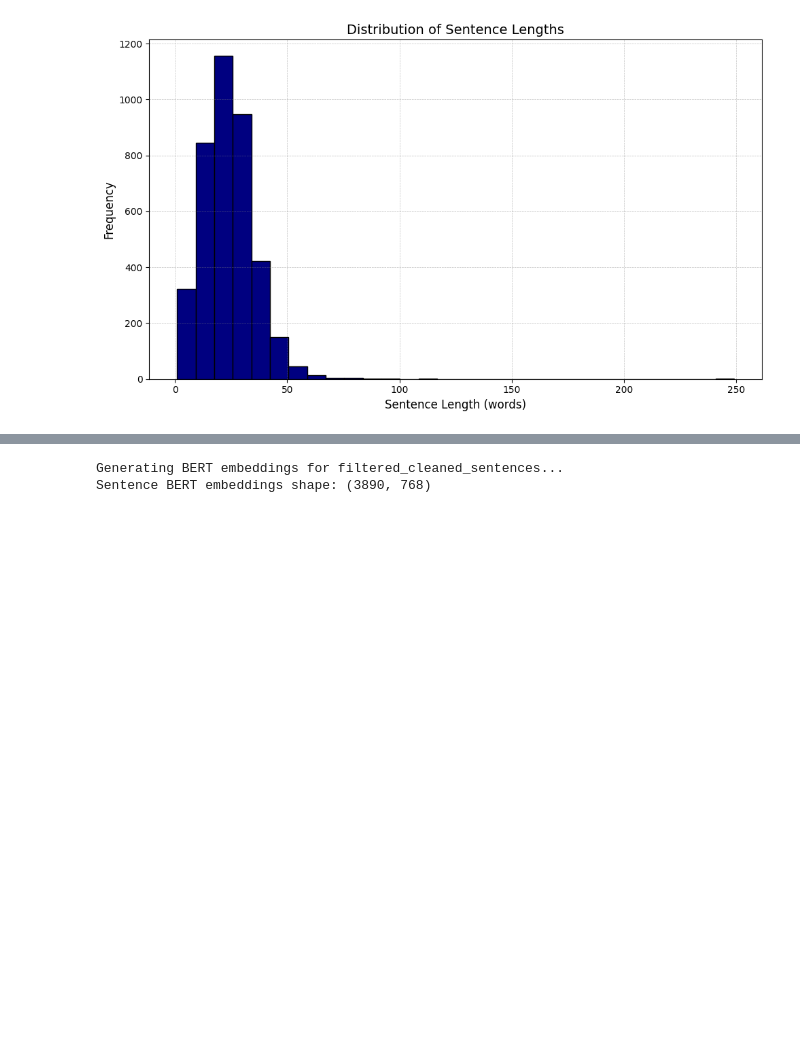
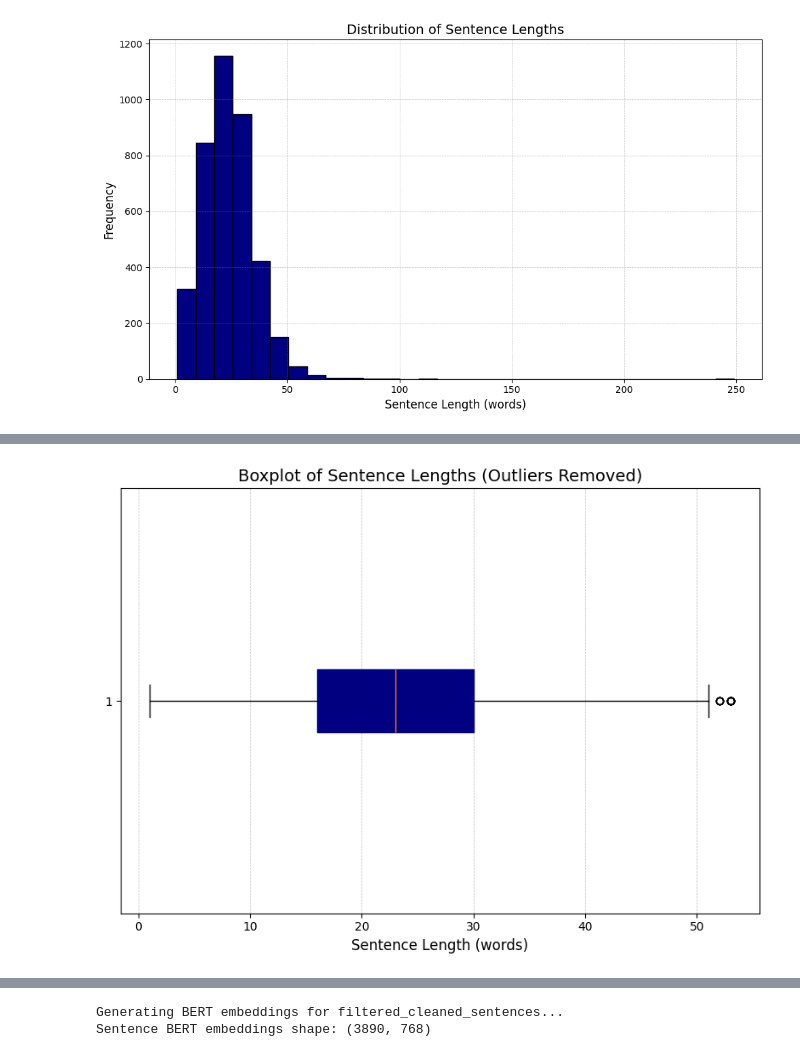
Before and after one commit to LarsHeijnennn/Internship, a Jupyter notebook: data_inspection/NTLK_stats.ipynb, the cells around one changed output, grey strips where cells are left out. Saved outputs shown, nothing was run; the diff lists cells and outputs as text; code cells hidden in the pictures; blank space fills up the shorter version.

```diff
--- a/data_inspection/NTLK_stats.ipynb
+++ b/data_inspection/NTLK_stats.ipynb
@@ -288,0 +253,22 @@ Number of filtered sentence lengths calculated: 3890
+# %%
+import numpy as np
+
+
+sentence_lengths = [len(sentence.split()) for sentence in cleaned_sentences]
+
+Q1 = np.percentile(sentence_lengths, 25)
+Q3 = np.percentile(sentence_lengths, 75)
+IQR = Q3 - Q1
+
+lower_bound = Q1 - 1.5 * IQR
+upper_bound = Q3 + 1.5 * IQR
+
+outlier_sentences = [(i, sentence, len(sentence.split()))
+                     for i, sentence in enumerate(cleaned_sentences)
+                     if len(sentence.split()) < lower_bound or len(sentence.split()) > upper_bound]
+
+
+# Print outlier information
+print(f"Number of outlier sentences: {len(outlier_sentences)}")
+for idx, sentence, length in outlier_sentences[:5]:  # Display first 5 outliers
+    print(f"Index: {idx}, Length: {length}, Sentence: {sentence}")
@@ -288,0 +323,19 @@ Number of filtered sentence lengths calculated: 3890
+# %%
+# Filter sentence lengths to remove outliers
+filtered_sentence_lengths = [length for length in sentence_lengths if lower_bound <= length <= upper_bound]
+
+# Plot the boxplot
+plt.figure(figsize=(8, 6), facecolor='white')
+plt.boxplot(filtered_sentence_lengths, vert=False, patch_artist=True, boxprops=dict(facecolor='navy', color='navy'))
+
+plt.title("Boxplot of Sentence Lengths (Outliers Removed)", fontsize=14, color='black')
+plt.xlabel("Sentence Length (words)", fontsize=12, color='black')
+
+plt.tick_params(axis='x', colors='black')
+plt.tick_params(axis='y', colors='black')
+
+plt.grid(color='gray', linestyle='--', linewidth=0.5, alpha=0.5, axis='x')
+plt.tight_layout()
+plt.show()
+# %% [output]
+[figure, added]
```
Also changed, not shown: parts of 10 cells of this notebook.
